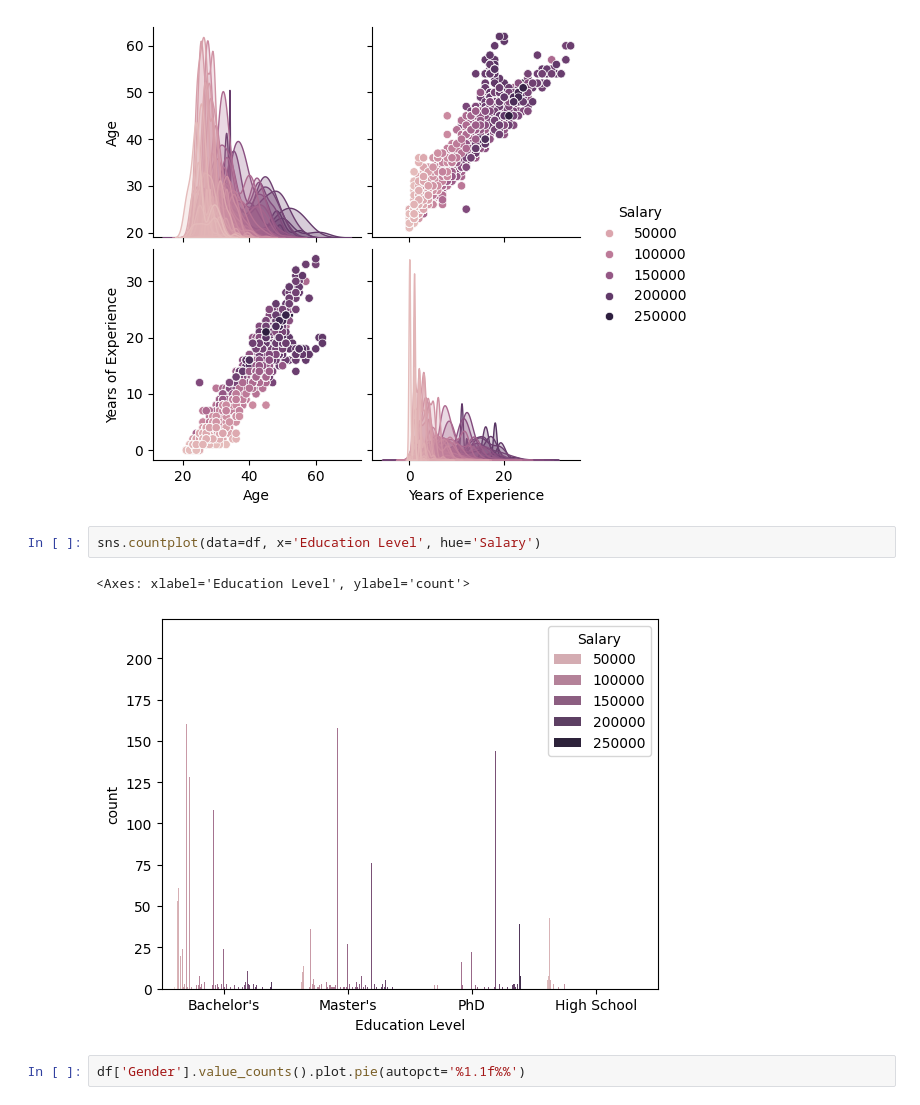
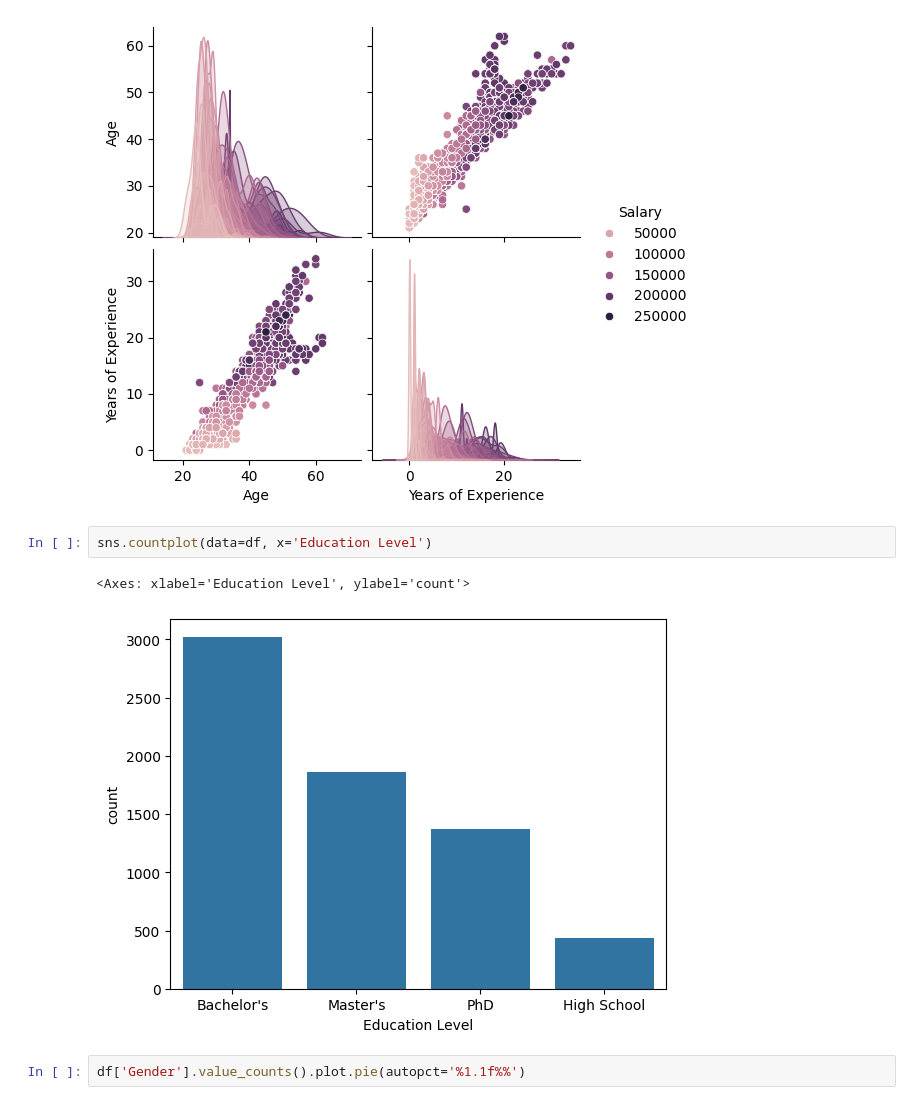
Before and after one commit to khaldon/salary-ml-prediction, a Jupyter notebook: salary-ml.ipynb, the cells around one changed output. Cells and saved outputs as stored; diff of their text form.

```diff
--- a/salary-ml.ipynb
+++ b/salary-ml.ipynb
@@ -155,10 +155,10 @@ sns.pairplot(data=df,vars=['Age', 'Years of Experience'], hue='Salary')
 <seaborn.axisgrid.PairGrid at 0x...>
 [figure]
 # %%
-sns.countplot(data=df, x='Education Level', hue='Salary')
+sns.countplot(data=df, x='Education Level')
 # %% [output]
 <Axes: xlabel='Education Level', ylabel='count'>
-[figure, old version]
+[figure, new version]
 # %%
 df['Gender'].value_counts().plot.pie(autopct='%1.1f%%')
 # %% [output]
```
Also changed, not shown: parts of 2 cells of this notebook.
